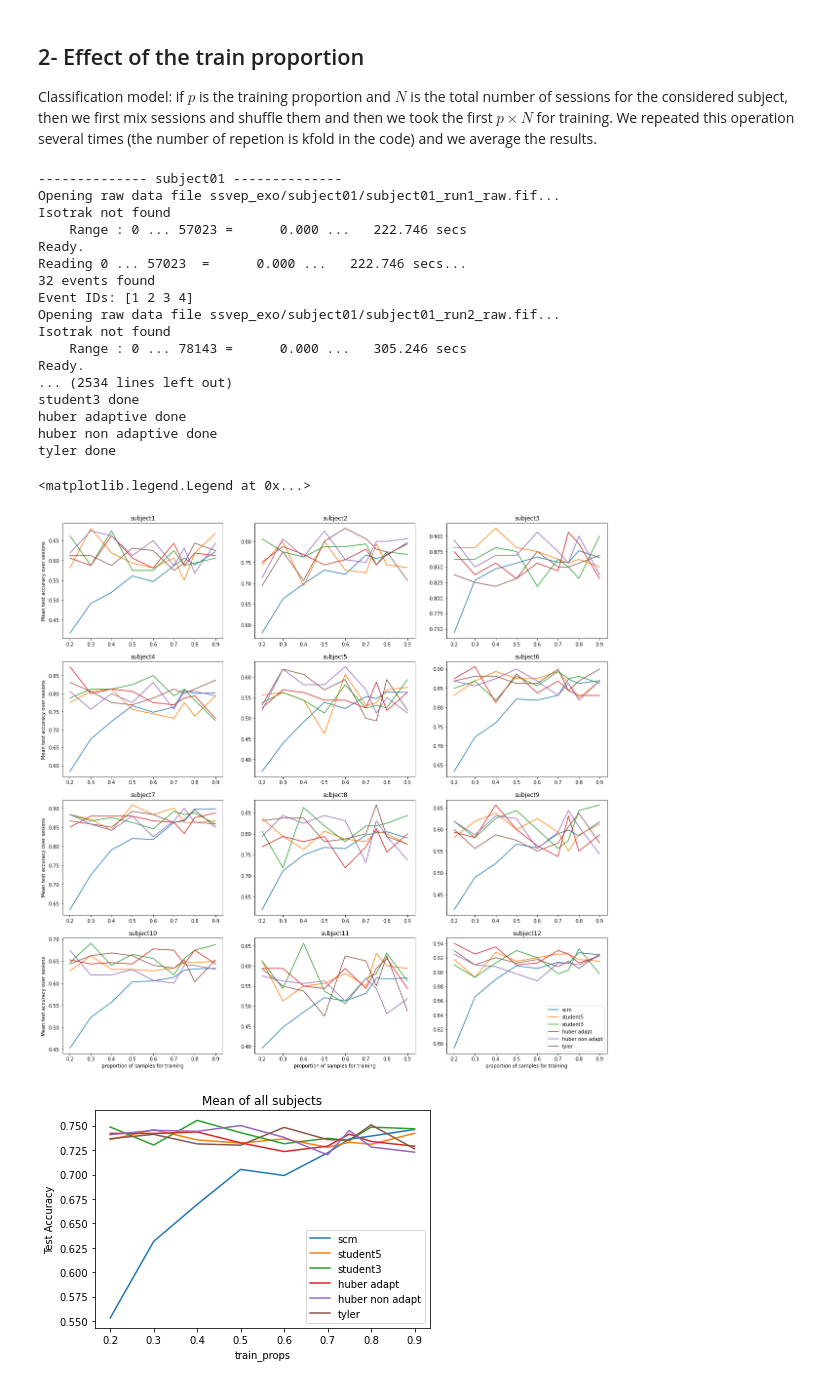
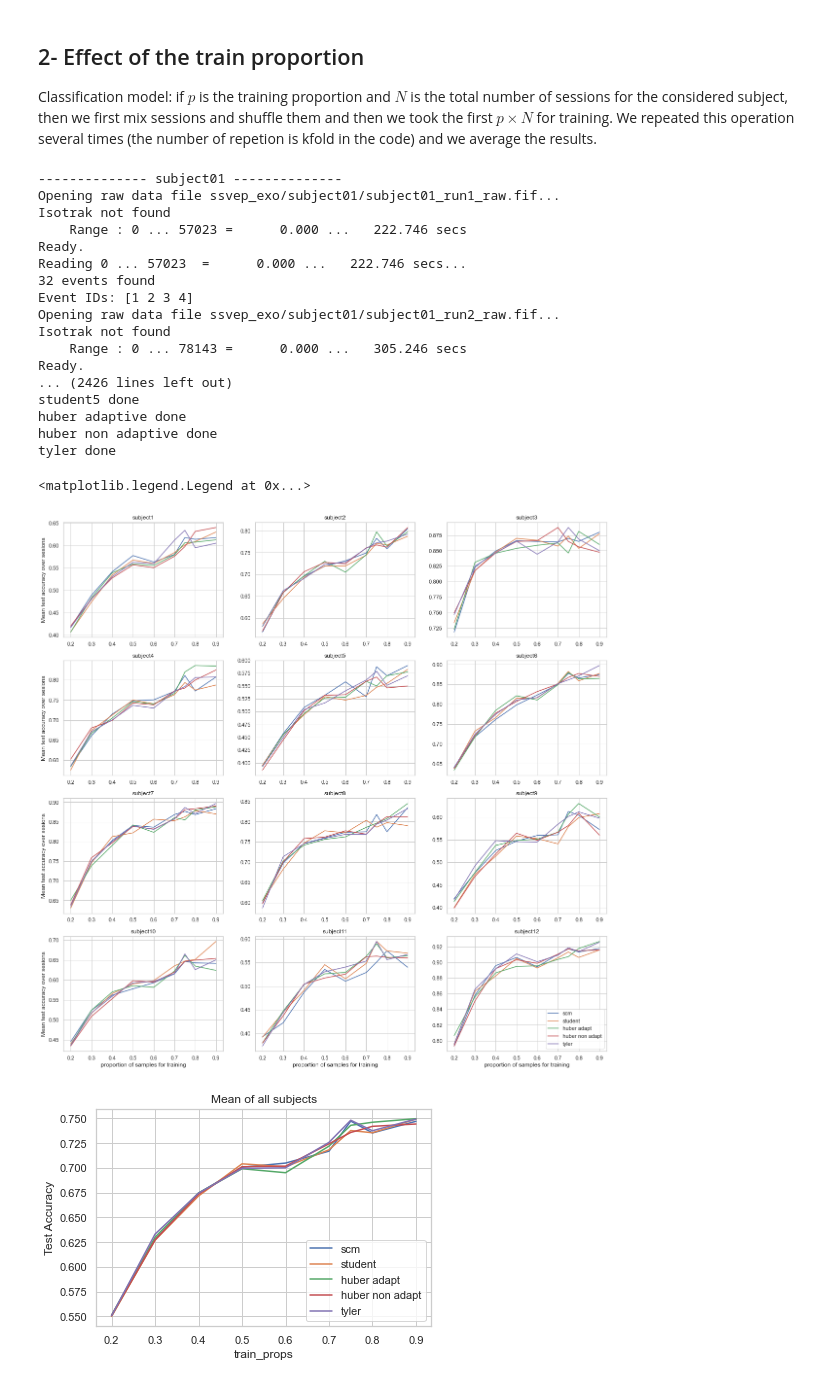
Before and after one commit to IA3005/EEG-Robust-Classification, a Jupyter notebook: ssvepExo_newExperiments.ipynb, the cells around one changed output. Saved outputs shown, nothing was run; the diff lists cells and outputs as text; code cells hidden in the pictures.

```diff
--- a/ssvepExo_newExperiments.ipynb
+++ b/ssvepExo_newExperiments.ipynb
@@ -142,7 +135,7 @@ tyler done
 # %%
 #plot
 df = pd.DataFrame(results)
-estimators = ["scm","student5","student3","huber adapt","huber non adapt","tyler"]
+estimators = ["scm","student","huber adapt","huber non adapt","tyler"]
 s = len(tmins)*len(estimators)
 fig,axs = plt.subplots(4,3,figsize=(20,20))
 axs = axs.flatten()
@@ -235,47 +228,40 @@ for subject in range(len(subj_list)):
         covs1 = COVS1.transform(extended_trials)
         classif1 = Classify(method,covs1,labels,nb_trains,nb_classes,train_prop=train_prop,kfold=50)
         train_acc1,test_acc1 = classif1.accuracies()
-        results1 = fill_dict(results1,subject,tmin,tmax,freq_band,train_acc1,test_acc1,nb_trains,"scm")
+        results1 = fill_dict(results1,subject,tmin,tmax,freq_band,train_acc1,test_acc1,train_prop,"scm")
         print("scm done")
 
         COVS2 = Covariances(estimator="student",ddl=5)
         COVS2.fit(extended_trials,labels)
         covs2 = COVS2.transform(extended_trials)
-        classif2 = Classify(method,covs2,labels,nb_trains,nb_classes,with_shuffle = with_shuffle)
+        classif2 =Classify(method,covs2,labels,nb_trains,nb_classes,train_prop=train_prop,kfold=50)
         train_acc2,test_acc2 = classif2.accuracies()
-        results1 = fill_dict(results1,subject,tmin,tmax,freq_band,train_acc2,test_acc2,nb_trains,"student5")
+        results1 = fill_dict(results1,subject,tmin,tmax,freq_band,train_acc2,test_acc2,train_prop,"student")
         print("student5 done")
 
-        COVS2bis = Covariances(estimator="student",ddl=3)
-        COVS2bis.fit(extended_trials,labels)
-        covs2bis = COVS2bis.transform(extended_trials)
-        classif2bis = Classify(method,covs2bis,labels,nb_trains,nb_classes,with_shuffle = with_shuffle)
-        train_acc2bis,test_acc2bis = classif2bis.accuracies()
-        results1 = fill_dict(results1,subject,tmin,tmax,freq_band,train_acc2bis,test_acc2bis,nb_trains,"student3")
-        print("student3 done")
 
-        COVS4 = Covariances(estimator="huber",adaptive=True)
+        COVS4 = Covariances(estimator="huber adaptive")
         COVS4.fit(extended_trials,labels)
         covs4 = COVS4.transform(extended_trials)
-        classif4 = Classify(method,covs4,labels,nb_trains,nb_classes,with_shuffle = with_shuffle)
+        classif4 = Classify(method,covs4,labels,nb_trains,nb_classes,train_prop=train_prop,kfold=50)
         train_acc4,test_acc4 = classif4.accuracies()
-        results1 = fill_dict(results1,subject,tmin,tmax,freq_band,train_acc4,test_acc4,nb_trains,"huber adapt")
+        results1 = fill_dict(results1,subject,tmin,tmax,freq_band,train_acc4,test_acc4,train_prop,"huber adapt")
         print("huber adaptive done")
 
-        COVS4bis = Covariances(estimator="huber",adaptive=False)
+        COVS4bis = Covariances(estimator="huber non adaptive")
         COVS4bis.fit(extended_trials,labels)
         covs4bis = COVS4bis.transform(extended_trials)
-        classif4bis = Classify(method,covs4bis,labels,nb_trains,nb_classes,with_shuffle = with_shuffle)
+        classif4bis = Classify(method,covs4bis,labels,nb_trains,nb_classes,train_prop=train_prop,kfold=50)
         train_acc4bis,test_acc4bis = classif4bis.accuracies()
-        results1 = fill_dict(results1,subject,tmin,tmax,freq_band,train_acc4bis,test_acc4bis,nb_trains,"huber non adapt")
+        results1 = fill_dict(results1,subject,tmin,tmax,freq_band,train_acc4bis,test_acc4bis,train_prop,"huber non adapt")
         print("huber non adaptive done")
 
-        COVS3 = Covariances(estimator="tyler",adaptive=True)
+        COVS3 = Covariances(estimator="tyler adaptive")
         COVS3.fit(extended_trials,labels)
         covs3 = COVS3.transform(extended_trials)
-        classif3 = Classify(method,covs3,labels,nb_trains,nb_classes,with_shuffle = with_shuffle)
+        classif3 = Classify(method,covs3,labels,nb_trains,nb_classes,train_prop=train_prop,kfold=50)
         train_acc3,test_acc3 = classif3.accuracies()
-        results1 = fill_dict(results1,subject,tmin,tmax,freq_band,train_acc3,test_acc3,nb_trains,"tyler")
+        results1 = fill_dict(results1,subject,tmin,tmax,freq_band,train_acc3,test_acc3,train_prop,"tyler")
         print("tyler done")
 # %% [output]
 -------------- subject01 --------------
@@ -290,23 +276,23 @@ Opening raw data file ssvep_exo/subject01/subject01_run2_raw.fif...
 Isotrak not found
     Range : 0 ... 78143 =      0.000 ...   305.246 secs
 Ready.
-... (2534 lines left out)
-student3 done
+... (2426 lines left out)
+student5 done
 huber adaptive done
 huber non adaptive done
 tyler done
 # %%
 #plot
-df = pd.DataFrame(results1)
-estimators = ["scm","student5","student3","huber adapt","huber non adapt","tyler"]
+df1 = pd.DataFrame(results1)
+estimators = ["scm","student","huber adapt","huber non adapt","tyler"]
 s = len(train_props)*len(estimators)
 fig,axs = plt.subplots(4,3,figsize=(20,20))
 axs = axs.flatten()
-all_subjects = {(i,k): [] for i in  range(len(axs)) for k in range(len(estimators))}
+all_subjects1 = {(i,k): [] for i in  range(len(axs)) for k in range(len(estimators))}
 for i in range(len(axs)):
     for k in range(len(estimators)):
-        y = [df.loc[len(estimators)*j+k+s*i].at["mean test score"] for j in range(len(train_props))]
-        all_subjects[(i,k)] = y
+        y = [df1.loc[len(estimators)*j+k+s*i].at["mean test score"] for j in range(len(train_props))]
+        all_subjects1[(i,k)] = y
         axs[i].plot(train_props,y,label = estimators[k])
         axs[i].set_title("subject"+str(i+1))
         if i>8:
@@ -316,23 +302,23 @@ for i in range(len(axs)):
 plt.legend()
 # %% [output]
 <matplotlib.legend.Legend at 0x...>
-[figure, old version]
+[figure, new version]
 # %%
-mean_acc = [[all_subjects[(i,k)] for k in range(len(estimators))] for i in range(len(axs))]
+mean_acc = [[all_subjects1[(i,k)] for k in range(len(estimators))] for i in range(len(axs))]
 mean_acc = np.asarray(mean_acc)
 
 y = np.mean(mean_acc,axis=0)
 
 for  k in range(len(estimators)):
     plt.plot(train_props,y[k],label=estimators[k])
 
 plt.title("Mean of all subjects")
 plt.xlabel("train_props")
 plt.ylabel("Test Accuracy")
 plt.legend()
 plt.show()
 # %% [output]
-[figure, old version]
+[figure, new version]
 # %%
 quartiles = np.zeros((3,len(estimators),len(train_props)))
 
```
Also changed, not shown: parts of 23 cells of this notebook, 5 other files.
